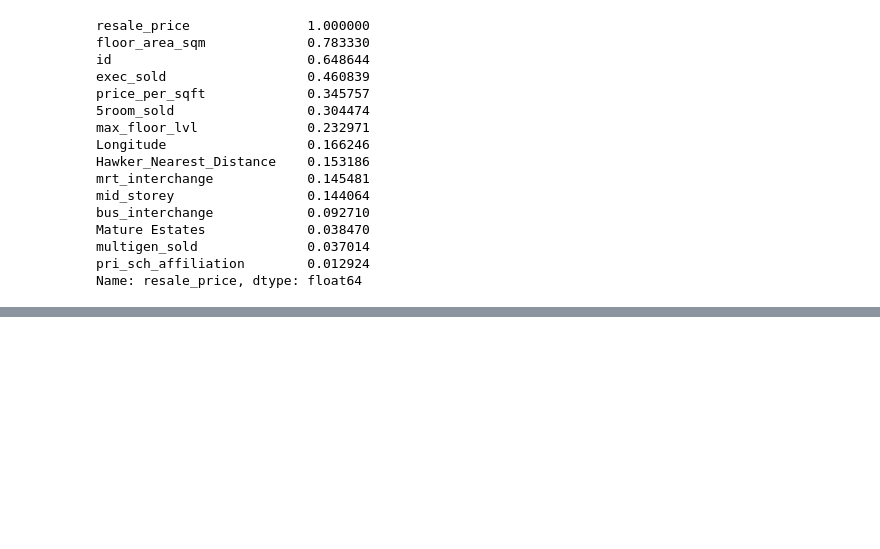
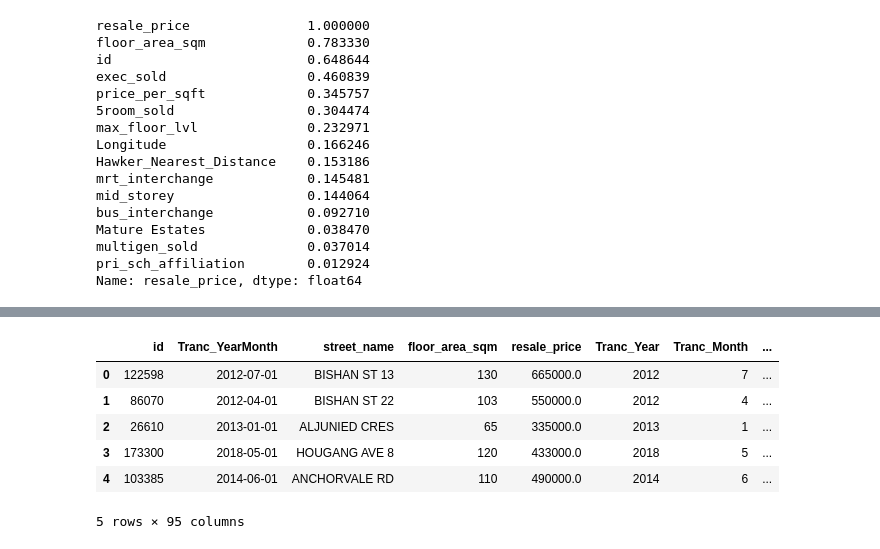
Before and after one commit to TheAnalystLeo/Groupdatasprint, a Jupyter notebook: datasprintgrp4.ipynb, the cells around one changed output, grey strips where cells are left out. Saved outputs shown, nothing was run; the diff lists cells and outputs as text; code cells hidden in the pictures; blank space fills up the shorter version.

```diff
--- a/datasprintgrp4.ipynb
+++ b/datasprintgrp4.ipynb
@@ -366,0 +403,13 @@ mid_storey                   0.144064
+# %%
+# drop_first argument to save coding lines
+hdb = pd.get_dummies(hdb, columns=['town', 'flat_type', 'storey_range', 'flat_model'], drop_first=True)
+# %%
+hdb.head()
+# %% [output]
+|  | id | Tranc_YearMonth | street_name | floor_area_sqm | resale_price | Tranc_Year | Tranc_Month | ... |
+| 0 | 122598 | 2012-07-01 | BISHAN ST 13 | 130 | 665000.0 | 2012 | 7 | ... |
+| 1 | 86070 | 2012-04-01 | BISHAN ST 22 | 103 | 550000.0 | 2012 | 4 | ... |
+| 2 | 26610 | 2013-01-01 | ALJUNIED CRES | 65 | 335000.0 | 2013 | 1 | ... |
+| 3 | 173300 | 2018-05-01 | HOUGANG AVE 8 | 120 | 433000.0 | 2018 | 5 | ... |
+| 4 | 103385 | 2014-06-01 | ANCHORVALE RD | 110 | 490000.0 | 2014 | 6 | ... |
+5 rows × 95 columns
```
Also changed, not shown: parts of 11 cells of this notebook.
